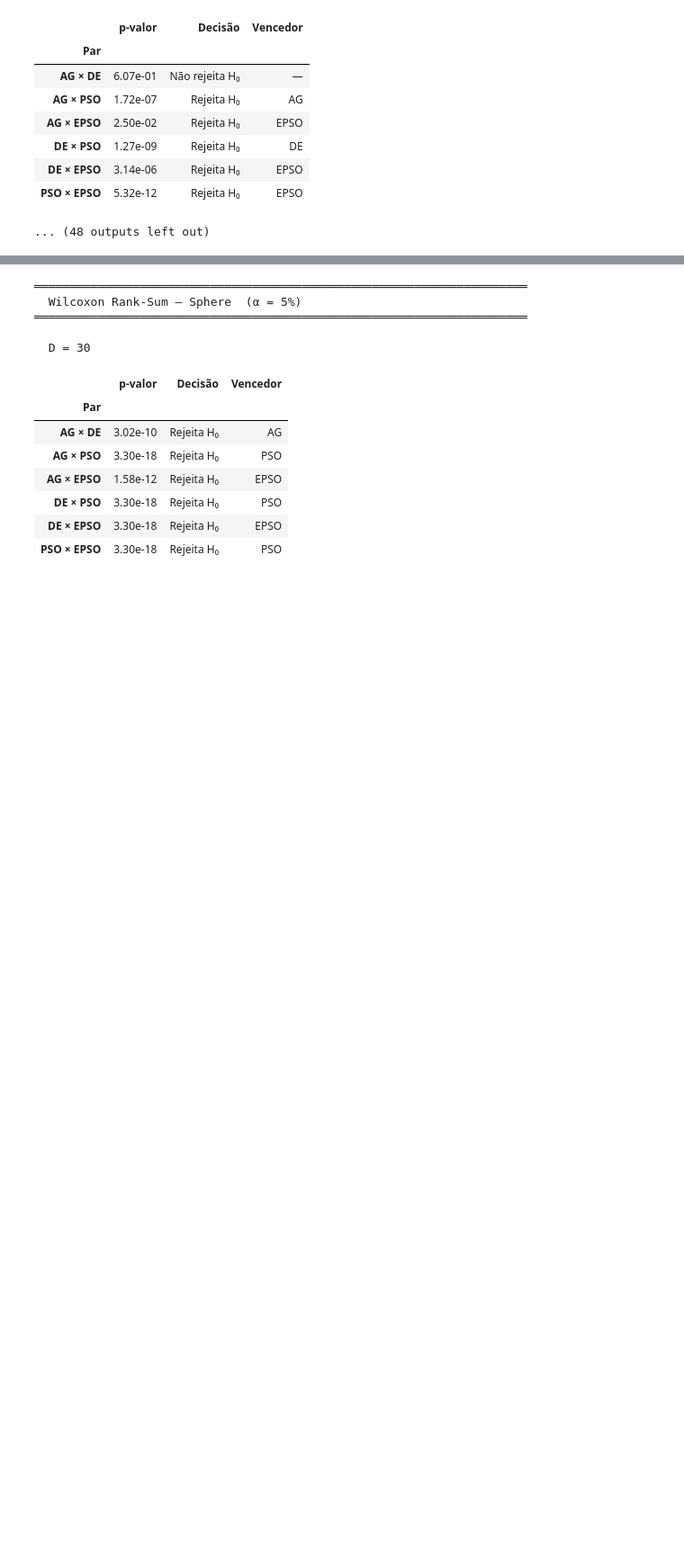
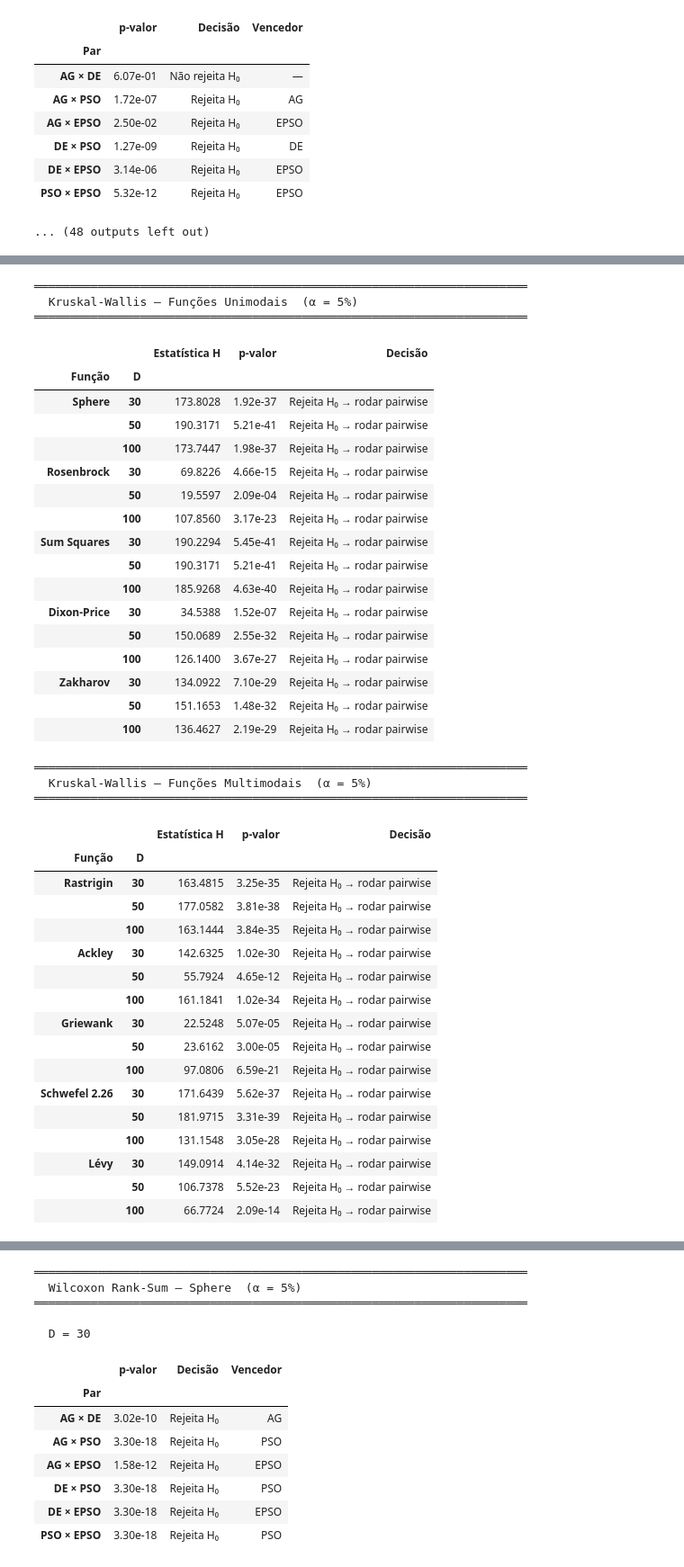
Before and after one commit to DaviMattos14/obsidian_notebook, a Jupyter notebook: Otimização com Metaheurísticas/Trabalho Final/analise_resultados.ipynb, the cells around one changed output, grey strips where cells are left out. Shown at 90% size. Cells and saved outputs as stored; diff of their text form; code cells hidden in the pictures; blank space fills up the shorter version.

```diff
--- a/Otimização com Metaheurísticas/Trabalho Final/analise_resultados.ipynb
+++ b/Otimização com Metaheurísticas/Trabalho Final/analise_resultados.ipynb
@@ -410,0 +423,79 @@ for fn in FUNCOES:
+# %%
+from scipy.stats import kruskal
+
+# Kruskal-Wallis: teste preliminar antes dos pairwise (Wilcoxon)
+# H0: as distribuições do best_f são iguais entre todos os algoritmos
+# Rejeita H0 (p < alpha): ao menos um algoritmo difere dos demais
+#   → faz sentido rodar Wilcoxon pairwise
+# Não rejeita H0 (p >= alpha): nenhuma diferença detectada
+#   → não rodar pairwise (evita comparações sem evidência prévia)
+
+def kruskal_wallis(fn, dim, alpha=0.05):
+    grupos = [
+        res[(res.algoritmo == a) & (res.funcao == fn) & (res.dim == dim)]['best_f'].values
+        for a in ALGORITMOS
+    ]
+    stat, pval = kruskal(*grupos)
+
+    return {
+        'Estatística H': f'{stat:.4f}',
+        'p-valor'      : f'{pval:.2e}',
+        'Decisão'      : 'Rejeita H₀ → rodar pairwise' if pval < alpha else 'Não rejeita H₀ → pairwise desnecessário',
+    }
+
+
+def tabela_kruskal(funcoes, titulo):
+    print(f'\n{"═"*70}')
+    print(f'  Kruskal-Wallis — {titulo}  (α = 5%)')
+    print(f'{"═"*70}')
+    rows = []
+    for fn in funcoes:
+        for dim in DIMS:
+            r = kruskal_wallis(fn, dim)
+            rows.append({'Função': NOME_FUNCAO[fn], 'D': dim, **r})
+    display(pd.DataFrame(rows).set_index(['Função', 'D']))
+
+
+tabela_kruskal(UNIMODAIS,   'Funções Unimodais')
+tabela_kruskal(MULTIMODAIS, 'Funções Multimodais')
+# %% [output]
+══════════════════════════════════════════════════════════════════════
+  Kruskal-Wallis — Funções Unimodais  (α = 5%)
+══════════════════════════════════════════════════════════════════════
+|  |  | Estatística H | p-valor | Decisão |
+| Função | D |  |  |  |
+| Sphere | 30 | 173.8028 | 1.92e-37 | Rejeita H₀ → rodar pairwise |
+|  | 50 | 190.3171 | 5.21e-41 | Rejeita H₀ → rodar pairwise |
+|  | 100 | 173.7447 | 1.98e-37 | Rejeita H₀ → rodar pairwise |
+| Rosenbrock | 30 | 69.8226 | 4.66e-15 | Rejeita H₀ → rodar pairwise |
+|  | 50 | 19.5597 | 2.09e-04 | Rejeita H₀ → rodar pairwise |
+|  | 100 | 107.8560 | 3.17e-23 | Rejeita H₀ → rodar pairwise |
+| Sum Squares | 30 | 190.2294 | 5.45e-41 | Rejeita H₀ → rodar pairwise |
+|  | 50 | 190.3171 | 5.21e-41 | Rejeita H₀ → rodar pairwise |
+|  | 100 | 185.9268 | 4.63e-40 | Rejeita H₀ → rodar pairwise |
+| Dixon-Price | 30 | 34.5388 | 1.52e-07 | Rejeita H₀ → rodar pairwise |
+|  | 50 | 150.0689 | 2.55e-32 | Rejeita H₀ → rodar pairwise |
+|  | 100 | 126.1400 | 3.67e-27 | Rejeita H₀ → rodar pairwise |
+| Zakharov | 30 | 134.0922 | 7.10e-29 | Rejeita H₀ → rodar pairwise |
+|  | 50 | 151.1653 | 1.48e-32 | Rejeita H₀ → rodar pairwise |
+|  | 100 | 136.4627 | 2.19e-29 | Rejeita H₀ → rodar pairwise |
+══════════════════════════════════════════════════════════════════════
+  Kruskal-Wallis — Funções Multimodais  (α = 5%)
+══════════════════════════════════════════════════════════════════════
+|  |  | Estatística H | p-valor | Decisão |
+| Função | D |  |  |  |
+| Rastrigin | 30 | 163.4815 | 3.25e-35 | Rejeita H₀ → rodar pairwise |
+|  | 50 | 177.0582 | 3.81e-38 | Rejeita H₀ → rodar pairwise |
+|  | 100 | 163.1444 | 3.84e-35 | Rejeita H₀ → rodar pairwise |
+| Ackley | 30 | 142.6325 | 1.02e-30 | Rejeita H₀ → rodar pairwise |
+|  | 50 | 55.7924 | 4.65e-12 | Rejeita H₀ → rodar pairwise |
+|  | 100 | 161.1841 | 1.02e-34 | Rejeita H₀ → rodar pairwise |
+| Griewank | 30 | 22.5248 | 5.07e-05 | Rejeita H₀ → rodar pairwise |
+|  | 50 | 23.6162 | 3.00e-05 | Rejeita H₀ → rodar pairwise |
+|  | 100 | 97.0806 | 6.59e-21 | Rejeita H₀ → rodar pairwise |
+| Schwefel 2.26 | 30 | 171.6439 | 5.62e-37 | Rejeita H₀ → rodar pairwise |
+|  | 50 | 181.9715 | 3.31e-39 | Rejeita H₀ → rodar pairwise |
+|  | 100 | 131.1548 | 3.05e-28 | Rejeita H₀ → rodar pairwise |
+| Lévy | 30 | 149.0914 | 4.14e-32 | Rejeita H₀ → rodar pairwise |
+|  | 50 | 106.7378 | 5.52e-23 | Rejeita H₀ → rodar pairwise |
+|  | 100 | 66.7724 | 2.09e-14 | Rejeita H₀ → rodar pairwise |
```
Also changed, not shown: parts of 19 cells of this notebook, 36 other files.
